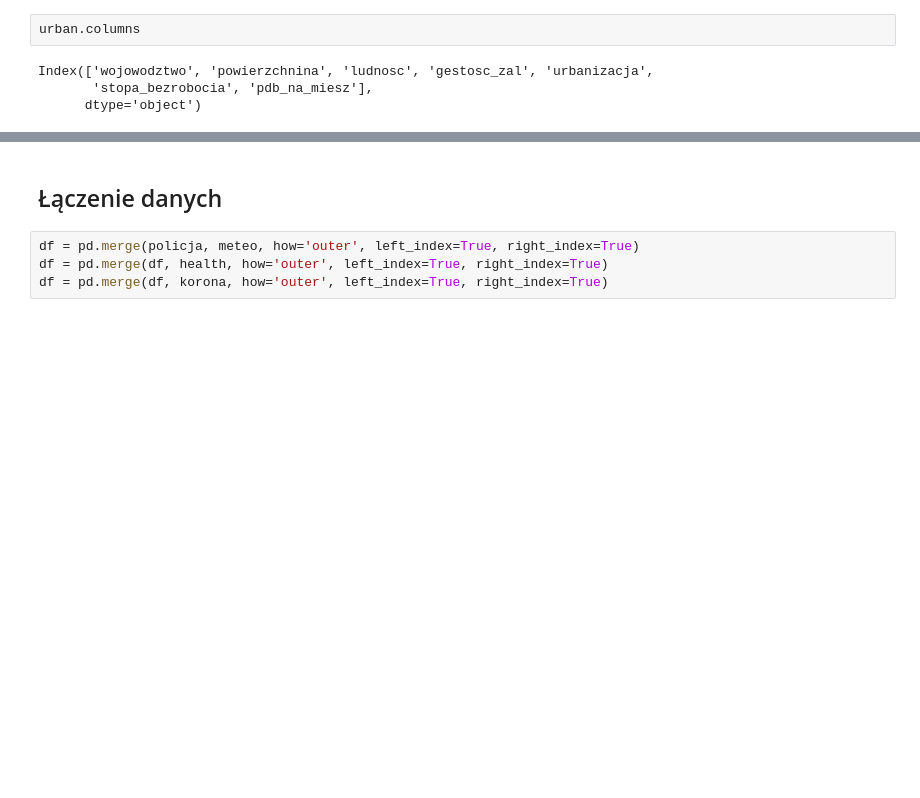
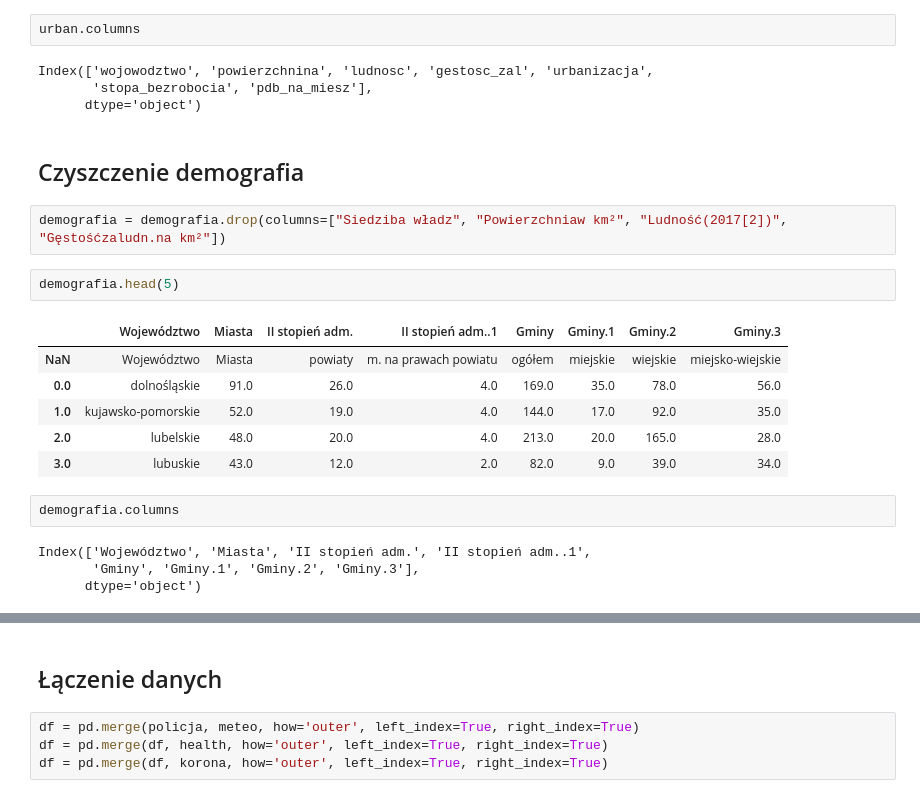
Before and after one commit to knmlprz/corona-analysis-1, a Jupyter notebook: notebooks/ImportDanych.ipynb, the cells around one changed output, grey strips where cells are left out. Drawn from its saved outputs; the diff is of its cells as text; blank space fills up the shorter version.

```diff
--- a/notebooks/ImportDanych.ipynb
+++ b/notebooks/ImportDanych.ipynb
@@ -276,3 +276,22 @@ urban.columns
 Index(['wojowodztwo', 'powierzchnina', 'ludnosc', 'gestosc_zal', 'urbanizacja',
        'stopa_bezrobocia', 'pdb_na_miesz'],
       dtype='object')
+# %% [markdown]
+## Czyszczenie demografia
+# %%
+demografia = demografia.drop(columns=["Siedziba władz", "Powierzchniaw km²", "Ludność(2017[2])", "Gęstośćzaludn.na km²"])
+# %%
+demografia.head(5)
+# %% [output]
+|  | Województwo | Miasta | II stopień adm. | II stopień adm..1 | Gminy | Gminy.1 | Gminy.2 | Gminy.3 |
+| NaN | Województwo | Miasta | powiaty | m. na prawach powiatu | ogółem | miejskie | wiejskie | miejsko-wiejskie |
+| 0.0 | dolnośląskie | 91.0 | 26.0 | 4.0 | 169.0 | 35.0 | 78.0 | 56.0 |
+| 1.0 | kujawsko-pomorskie | 52.0 | 19.0 | 4.0 | 144.0 | 17.0 | 92.0 | 35.0 |
+| 2.0 | lubelskie | 48.0 | 20.0 | 4.0 | 213.0 | 20.0 | 165.0 | 28.0 |
+| 3.0 | lubuskie | 43.0 | 12.0 | 2.0 | 82.0 | 9.0 | 39.0 | 34.0 |
+# %%
+demografia.columns
+# %% [output]
+Index(['Województwo', 'Miasta', 'II stopień adm.', 'II stopień adm..1',
+       'Gminy', 'Gminy.1', 'Gminy.2', 'Gminy.3'],
+      dtype='object')
```
Also changed, not shown: parts of 15 cells of this notebook.
